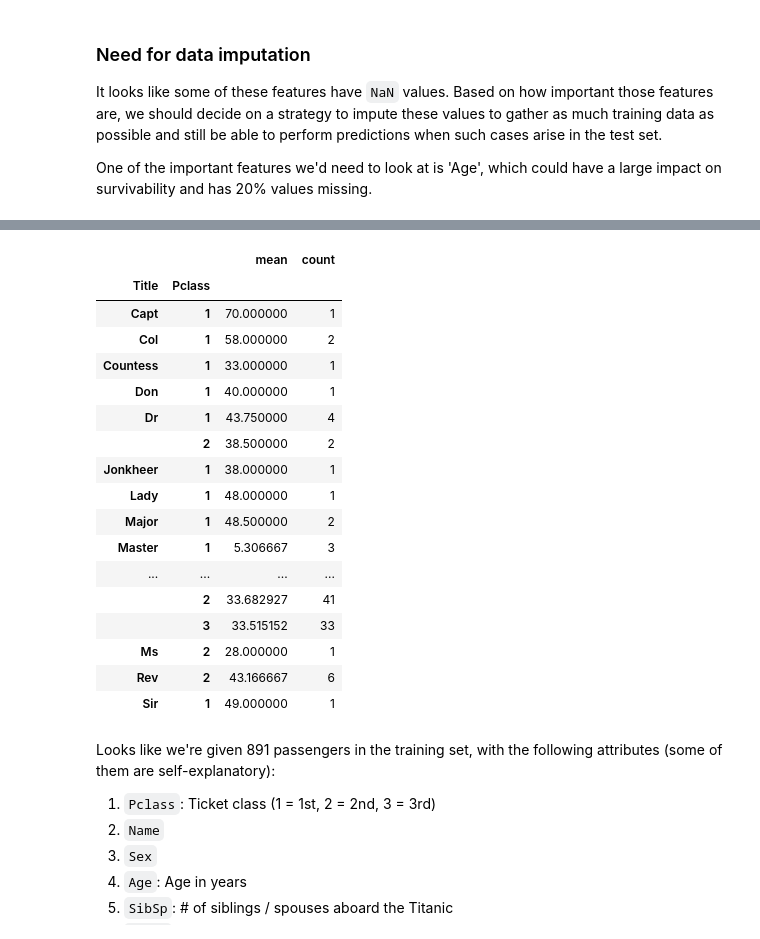
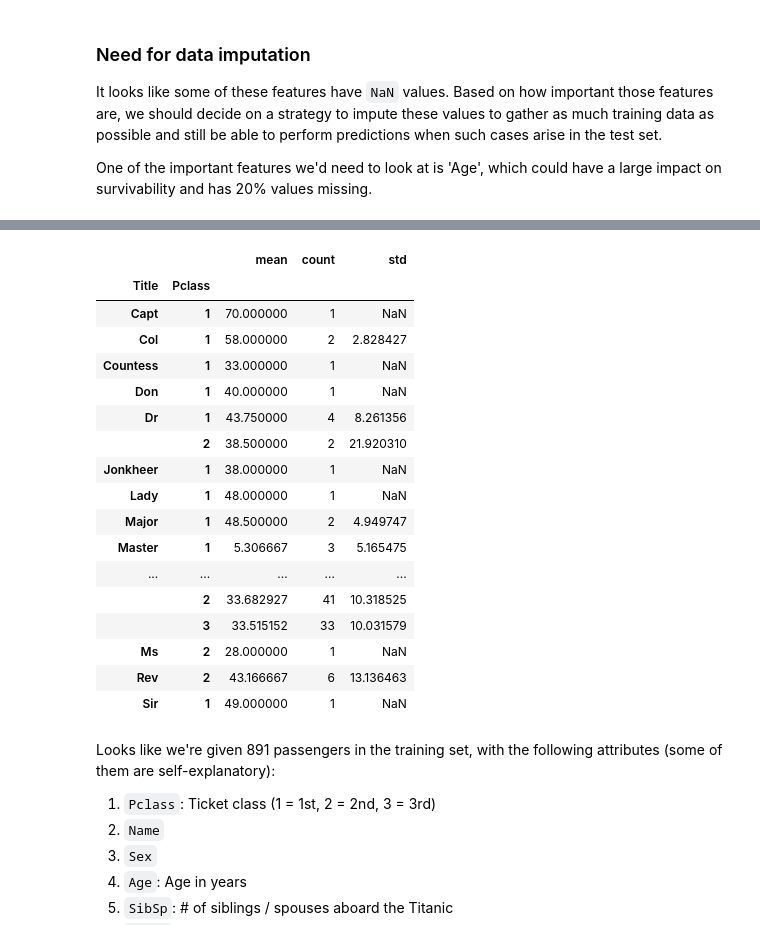
Before and after one commit to shikharbhardwaj/algorithm, a Jupyter notebook: kaggle/nbs/titanic/eda.ipynb, the cells around one changed output, grey strips where cells are left out. Drawn from its saved outputs; the diff is of its cells as text; code cells hidden in the pictures.

```diff
--- a/kaggle/nbs/titanic/eda.ipynb
+++ b/kaggle/nbs/titanic/eda.ipynb
@@ -118,26 +119,26 @@ train_df[train_df['Age'].isna()]
 # %%
 train_df['Title'], test_df['Title'] = [df.Name.str.extract(' ([A-Za-z]+)\.', expand=False) for df in [train_df, test_df]]
 # %%
-train_df.groupby(['Title', 'Pclass'])['Age'].agg(['mean', 'count'])
+train_df.groupby(['Title', 'Pclass'])['Age'].agg(['mean', 'count', 'std'])
 # %% [output]
-|  |  | mean | count |
-| Title | Pclass |  |  |
-| Capt | 1 | 70.000000 | 1 |
-| Col | 1 | 58.000000 | 2 |
-| Countess | 1 | 33.000000 | 1 |
-| Don | 1 | 40.000000 | 1 |
-| Dr | 1 | 43.750000 | 4 |
-|  | 2 | 38.500000 | 2 |
-| Jonkheer | 1 | 38.000000 | 1 |
-| Lady | 1 | 48.000000 | 1 |
-| Major | 1 | 48.500000 | 2 |
-| Master | 1 | 5.306667 | 3 |
-| ... | ... | ... | ... |
-|  | 2 | 33.682927 | 41 |
-|  | 3 | 33.515152 | 33 |
-| Ms | 2 | 28.000000 | 1 |
-| Rev | 2 | 43.166667 | 6 |
-| Sir | 1 | 49.000000 | 1 |
+|  |  | mean | count | std |
+| Title | Pclass |  |  |  |
+| Capt | 1 | 70.000000 | 1 | NaN |
+| Col | 1 | 58.000000 | 2 | 2.828427 |
+| Countess | 1 | 33.000000 | 1 | NaN |
+| Don | 1 | 40.000000 | 1 | NaN |
+| Dr | 1 | 43.750000 | 4 | 8.261356 |
+|  | 2 | 38.500000 | 2 | 21.920310 |
+| Jonkheer | 1 | 38.000000 | 1 | NaN |
+| Lady | 1 | 48.000000 | 1 | NaN |
+| Major | 1 | 48.500000 | 2 | 4.949747 |
+| Master | 1 | 5.306667 | 3 | 5.165475 |
+| ... | ... | ... | ... | ... |
+|  | 2 | 33.682927 | 41 | 10.318525 |
+|  | 3 | 33.515152 | 33 | 10.031579 |
+| Ms | 2 | 28.000000 | 1 | NaN |
+| Rev | 2 | 43.166667 | 6 | 13.136463 |
+| Sir | 1 | 49.000000 | 1 | NaN |
 # %% [markdown]
 Looks like we're given 891 passengers in the training set, with the following attributes (some of them are self-explanatory):
 
```
Also changed, not shown: parts of 39 cells of this notebook.
